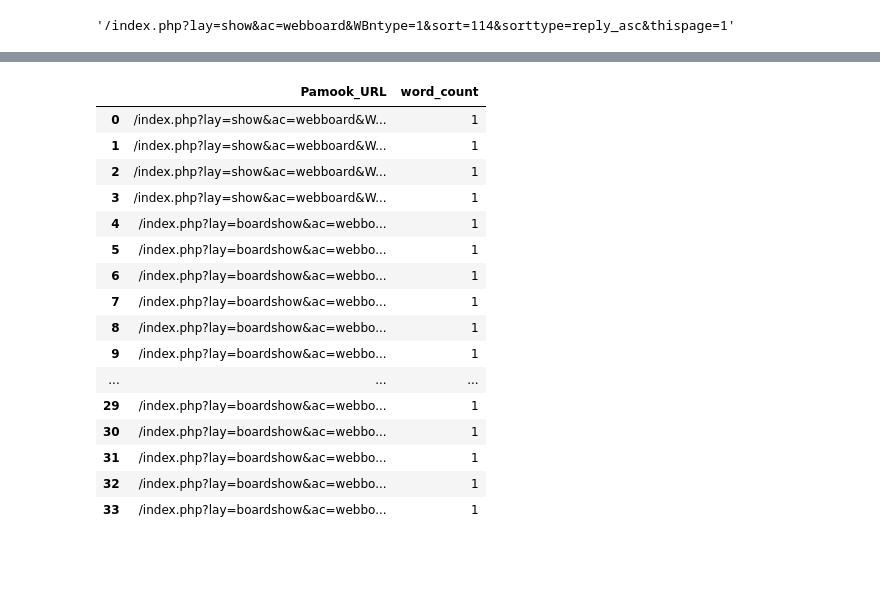
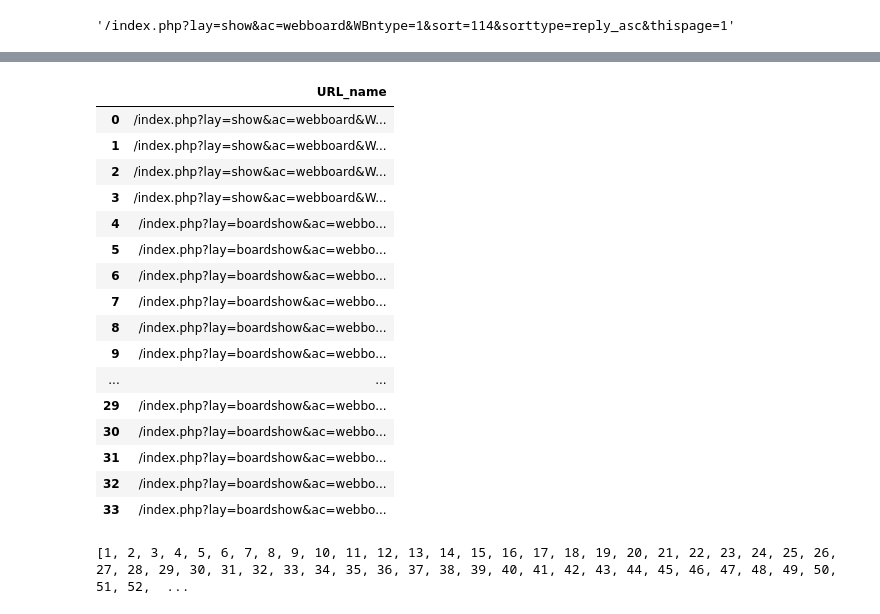
Before and after one commit to WiratchawaKannika/LegalDoc_project4, a Jupyter notebook: Scraping_PamookWeb.ipynb, the cells around one changed output, grey strips where cells are left out. Drawn from its saved outputs; the diff is of its cells as text; code cells hidden in the pictures; blank space fills up the shorter version.

```diff
--- a/Scraping_PamookWeb.ipynb
+++ b/Scraping_PamookWeb.ipynb
@@ -284,20 +211,0 @@ Pamook_url['word_count'] = Pamook_url['Pamook_URL'].str.split().map(len)
-# %%
-Pamook_url
-# %% [output]
-|  | Pamook_URL | word_count |
-| 0 | /index.php?lay=show&ac=webboard&W... | 1 |
-| 1 | /index.php?lay=show&ac=webboard&W... | 1 |
-| 2 | /index.php?lay=show&ac=webboard&W... | 1 |
-| 3 | /index.php?lay=show&ac=webboard&W... | 1 |
-| 4 | /index.php?lay=boardshow&ac=webbo... | 1 |
-| 5 | /index.php?lay=boardshow&ac=webbo... | 1 |
-| 6 | /index.php?lay=boardshow&ac=webbo... | 1 |
-| 7 | /index.php?lay=boardshow&ac=webbo... | 1 |
-| 8 | /index.php?lay=boardshow&ac=webbo... | 1 |
-| 9 | /index.php?lay=boardshow&ac=webbo... | 1 |
-| ... | ... | ... |
-| 29 | /index.php?lay=boardshow&ac=webbo... | 1 |
-| 30 | /index.php?lay=boardshow&ac=webbo... | 1 |
-| 31 | /index.php?lay=boardshow&ac=webbo... | 1 |
-| 32 | /index.php?lay=boardshow&ac=webbo... | 1 |
-| 33 | /index.php?lay=boardshow&ac=webbo... | 1 |
@@ -306,0 +212,42 @@ df[df[2] != "Scheduled"] # filters with 2 being the column that has the value
+# %%
+def get_url_content(i_page):
+    url = f'https://www.pamook.com/index.php?lay=show&ac=webboard&WBntype=1&Category=pamookcom&sort=123&sorttype=&thispage={i_page}'
+
+    links = []
+    ios_categories_links=[]
+    hashmap_genre_link ={}
+
+    response = requests.get(url)
+    soup = BeautifulSoup(response.text,"html.parser")
+    body = soup.find(class_='content')
+    tables = body.find('table', class_='webboard-all-res')
+    href = tables.find_all('a', href=True)
+
+    for j in href:
+    # print(j['href'])
+        links.append(j['href'])
+
+    pamook_url = pd.DataFrame(links)
+    pamook_url.columns = ["URL_name"]
+
+    return pamook_url
+# %%
+get_url_content(1)
+# %% [output]
+|  | URL_name |
+| 0 | /index.php?lay=show&ac=webboard&W... |
+| 1 | /index.php?lay=show&ac=webboard&W... |
+| 2 | /index.php?lay=show&ac=webboard&W... |
+| 3 | /index.php?lay=show&ac=webboard&W... |
+| 4 | /index.php?lay=boardshow&ac=webbo... |
+| 5 | /index.php?lay=boardshow&ac=webbo... |
+| 6 | /index.php?lay=boardshow&ac=webbo... |
+| 7 | /index.php?lay=boardshow&ac=webbo... |
+| 8 | /index.php?lay=boardshow&ac=webbo... |
+| 9 | /index.php?lay=boardshow&ac=webbo... |
+| ... | ... |
+| 29 | /index.php?lay=boardshow&ac=webbo... |
+| 30 | /index.php?lay=boardshow&ac=webbo... |
+| 31 | /index.php?lay=boardshow&ac=webbo... |
+| 32 | /index.php?lay=boardshow&ac=webbo... |
+| 33 | /index.php?lay=boardshow&ac=webbo... |
@@ -306,0 +259,4 @@ df[df[2] != "Scheduled"] # filters with 2 being the column that has the value
+# %%
+print(page)
+# %% [output]
+[1, 2, 3, 4, 5, 6, 7, 8, 9, 10, 11, 12, 13, 14, 15, 16, 17, 18, 19, 20, 21, 22, 23, 24, 25, 26, 27, 28, 29, 30, 31, 32, 33, 34, 35, 36, 37, 38, 39, 40, 41, 42, 43, 44, 45, 46, 47, 48, 49, 50, 51, 52,  ...
```
Also changed, not shown: parts of 95 cells of this notebook.
